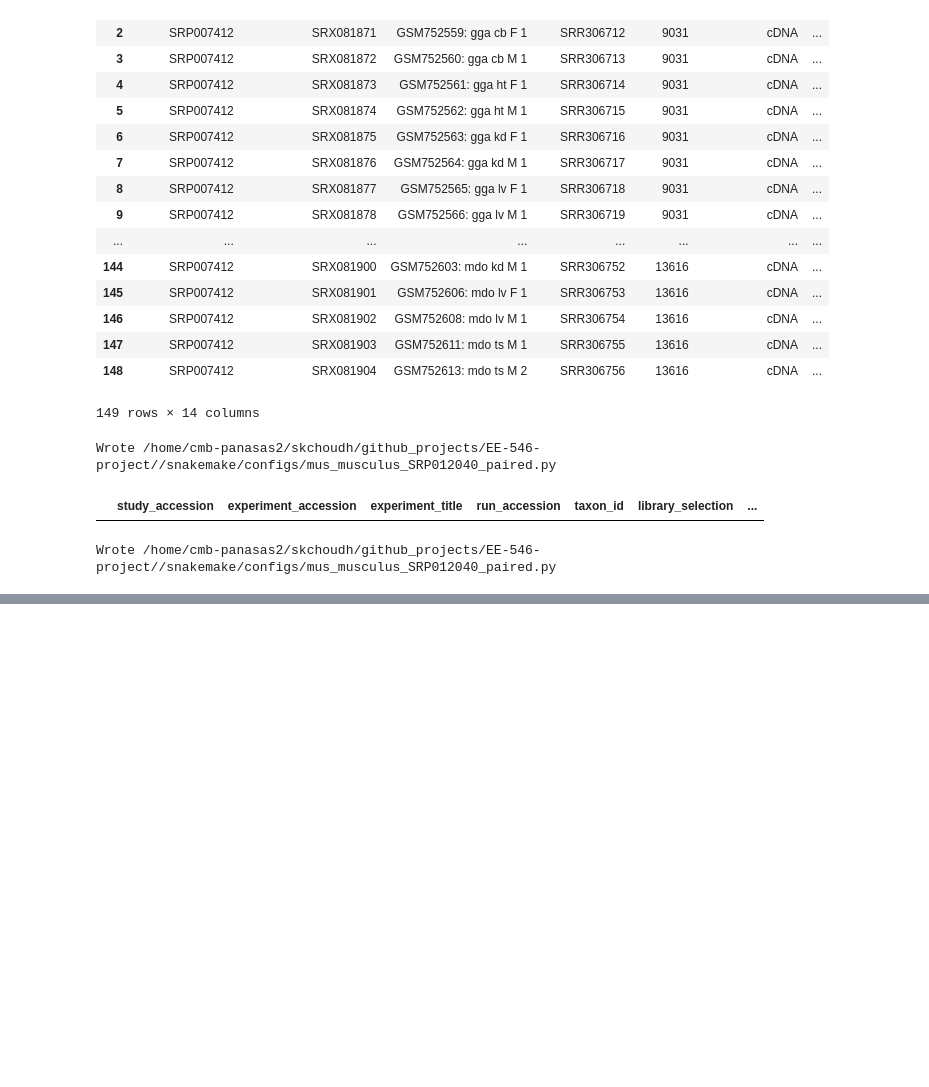
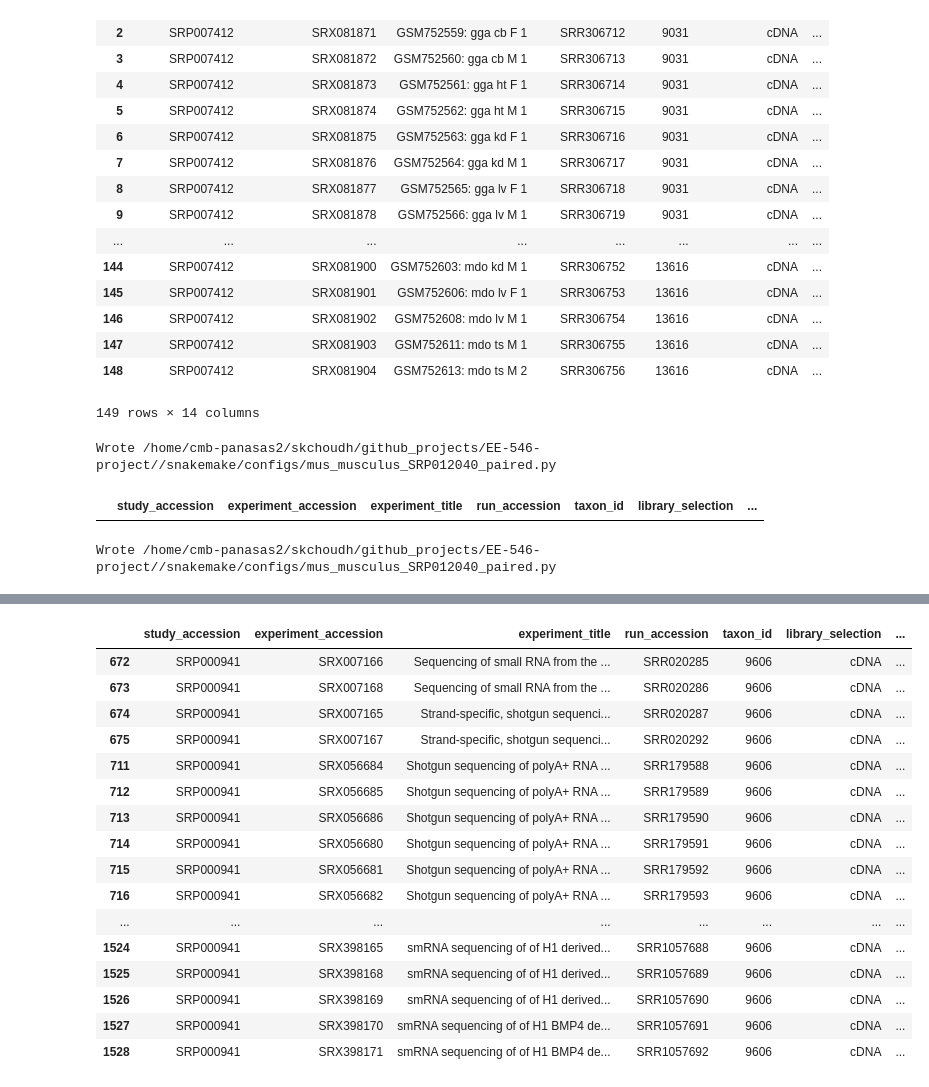
Before and after one commit to saketkc/EE-546-project, a Jupyter notebook: notebooks/08.SRA-parser.ipynb, the cells around one changed output, grey strips where cells are left out. Saved outputs shown, nothing was run; the diff lists cells and outputs as text; code cells hidden in the pictures; blank space fills up the shorter version.

```diff
--- a/notebooks/08.SRA-parser.ipynb
+++ b/notebooks/08.SRA-parser.ipynb
@@ -629,0 +666,20 @@ Wrote /home/cmb-panasas2/skchoudh/github_projects/EE-546-project//snakemake/conf
+# %%
+df_unpaired
+# %% [output]
+|  | study_accession | experiment_accession | experiment_title | run_accession | taxon_id | library_selection | ... |
+| 672 | SRP000941 | SRX007166 | Sequencing of small RNA from the ... | SRR020285 | 9606 | cDNA | ... |
+| 673 | SRP000941 | SRX007168 | Sequencing of small RNA from the ... | SRR020286 | 9606 | cDNA | ... |
+| 674 | SRP000941 | SRX007165 | Strand-specific, shotgun sequenci... | SRR020287 | 9606 | cDNA | ... |
+| 675 | SRP000941 | SRX007167 | Strand-specific, shotgun sequenci... | SRR020292 | 9606 | cDNA | ... |
+| 711 | SRP000941 | SRX056684 | Shotgun sequencing of polyA+ RNA ... | SRR179588 | 9606 | cDNA | ... |
+| 712 | SRP000941 | SRX056685 | Shotgun sequencing of polyA+ RNA ... | SRR179589 | 9606 | cDNA | ... |
+| 713 | SRP000941 | SRX056686 | Shotgun sequencing of polyA+ RNA ... | SRR179590 | 9606 | cDNA | ... |
+| 714 | SRP000941 | SRX056680 | Shotgun sequencing of polyA+ RNA ... | SRR179591 | 9606 | cDNA | ... |
+| 715 | SRP000941 | SRX056681 | Shotgun sequencing of polyA+ RNA ... | SRR179592 | 9606 | cDNA | ... |
+| 716 | SRP000941 | SRX056682 | Shotgun sequencing of polyA+ RNA ... | SRR179593 | 9606 | cDNA | ... |
+| ... | ... | ... | ... | ... | ... | ... | ... |
+| 1524 | SRP000941 | SRX398165 | smRNA sequencing of of H1 derived... | SRR1057688 | 9606 | cDNA | ... |
+| 1525 | SRP000941 | SRX398168 | smRNA sequencing of of H1 derived... | SRR1057689 | 9606 | cDNA | ... |
+| 1526 | SRP000941 | SRX398169 | smRNA sequencing of of H1 derived... | SRR1057690 | 9606 | cDNA | ... |
+| 1527 | SRP000941 | SRX398170 | smRNA sequencing of of H1 BMP4 de... | SRR1057691 | 9606 | cDNA | ... |
+| 1528 | SRP000941 | SRX398171 | smRNA sequencing of of H1 BMP4 de... | SRR1057692 | 9606 | cDNA | ... |
```
Also changed, not shown: parts of 9 cells of this notebook, 5 other files.
